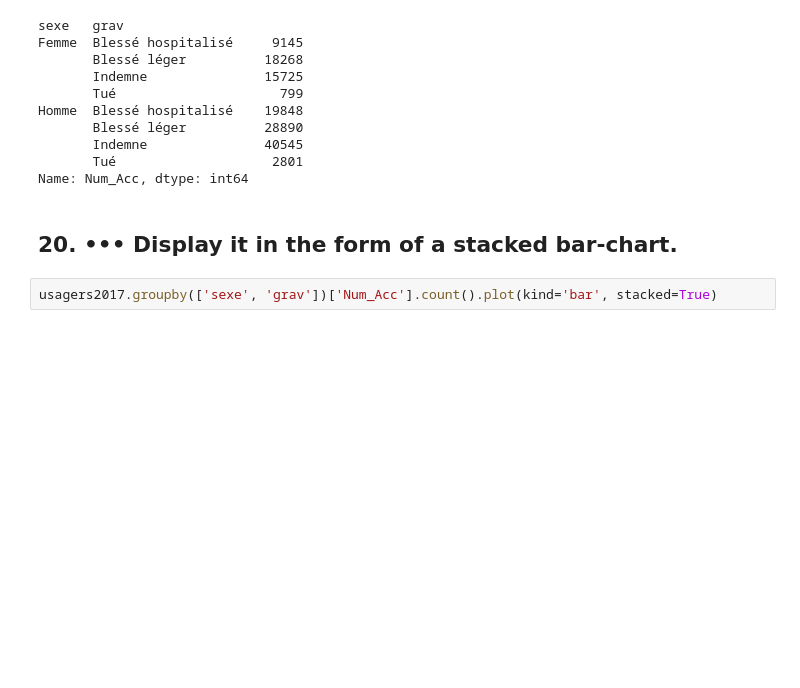
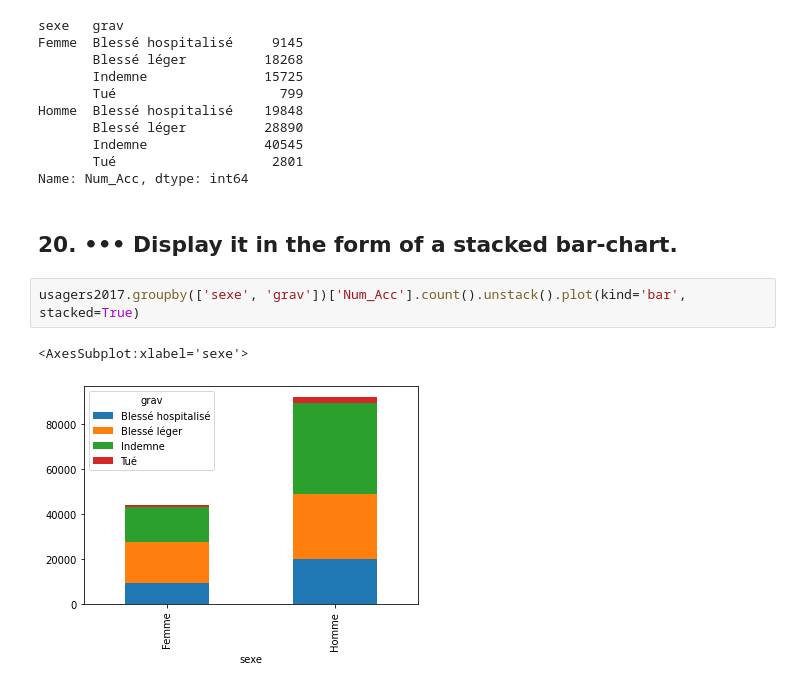
Before and after one commit to DorianMB/PythonProject, a Jupyter notebook: Exercices Pandas.ipynb, the cells around one changed output. Cells and saved outputs as stored; diff of their text form; blank space fills up the shorter version.

```diff
--- a/Exercices Pandas.ipynb
+++ b/Exercices Pandas.ipynb
@@ -348,4 +348,7 @@ Name: Num_Acc, dtype: int64
 # %% [markdown]
 ## 20. ••• Display it in the form of a stacked bar-chart.
 # %%
-usagers2017.groupby(['sexe', 'grav'])['Num_Acc'].count().plot(kind='bar', stacked=True)
+usagers2017.groupby(['sexe', 'grav'])['Num_Acc'].count().unstack().plot(kind='bar', stacked=True)
+# %% [output]
+<AxesSubplot:xlabel='sexe'>
+[figure, added]
```
Also changed, not shown: parts of 10 cells of this notebook.
